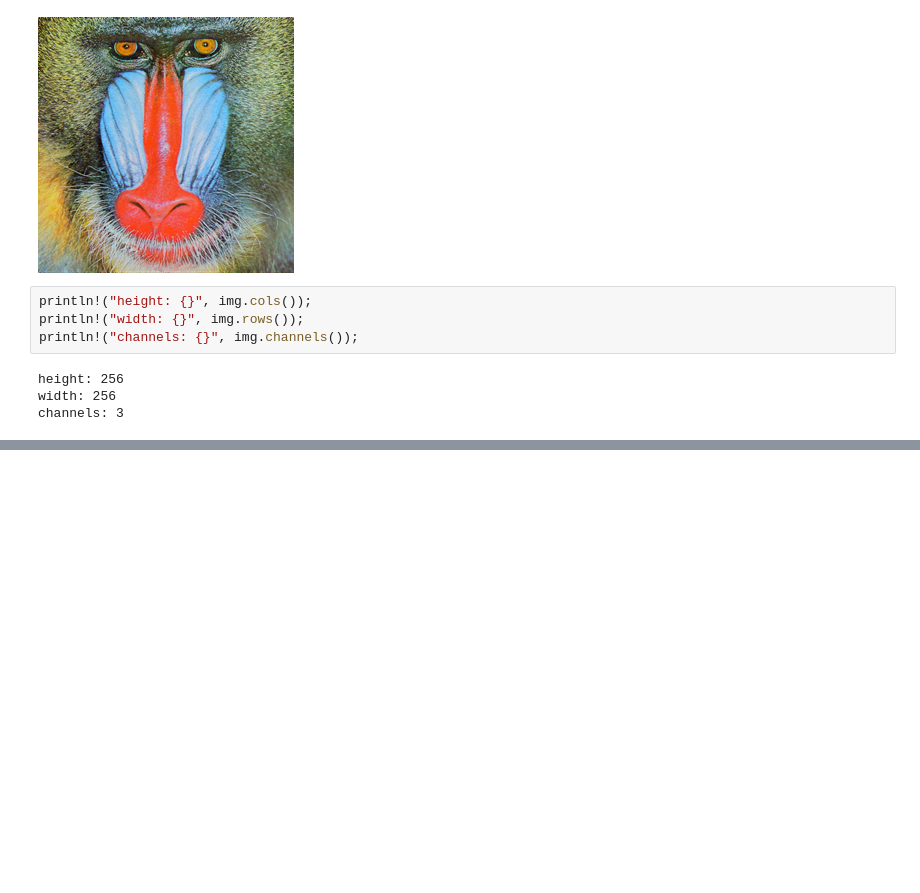
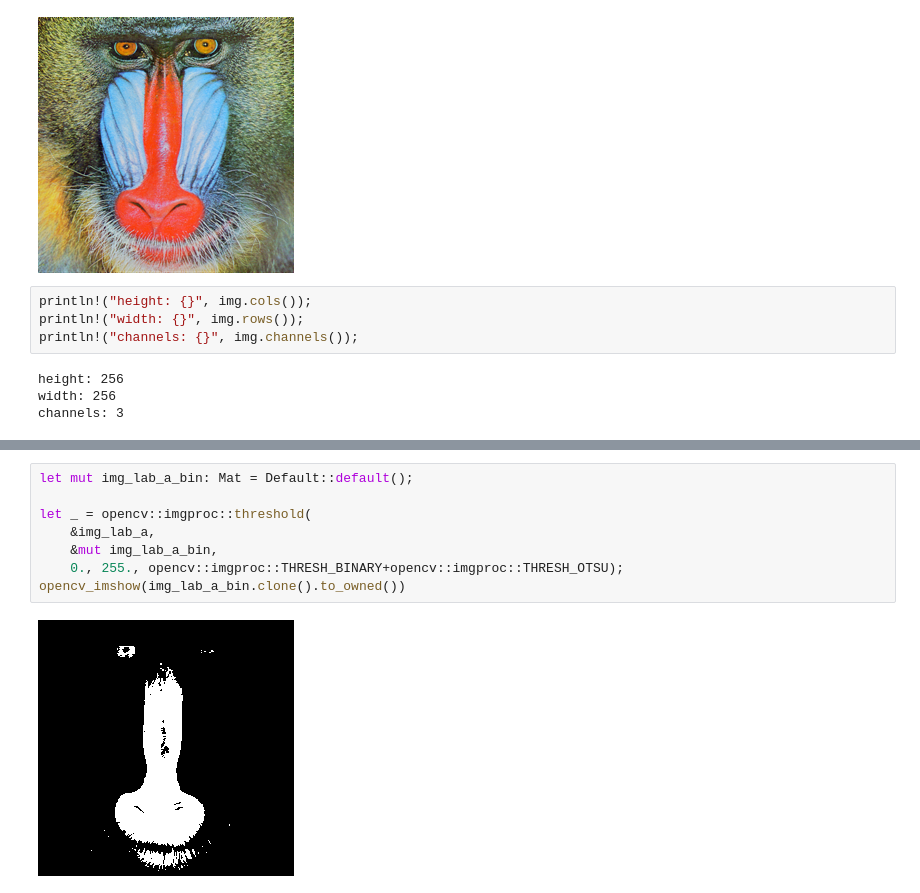
Before and after one commit to noxowl/KU15627-Computer-Vision, a Jupyter notebook: 01_basic_image_processing.ipynb, the cells around one changed output, grey strips where cells are left out. Drawn from its saved outputs; the diff is of its cells as text; blank space fills up the shorter version.

```diff
--- a/01_basic_image_processing.ipynb
+++ b/01_basic_image_processing.ipynb
@@ -87,0 +209,10 @@ opencv_imshow(out.clone().to_owned())
+# %%
+let mut img_lab_a_bin: Mat = Default::default();
+
+let _ = opencv::imgproc::threshold(
+    &img_lab_a,
+    &mut img_lab_a_bin,
+    0., 255., opencv::imgproc::THRESH_BINARY+opencv::imgproc::THRESH_OTSU);
+opencv_imshow(img_lab_a_bin.clone().to_owned())
+# %% [output]
+[figure, added]
```
Also changed, not shown: parts of 18 cells of this notebook.
